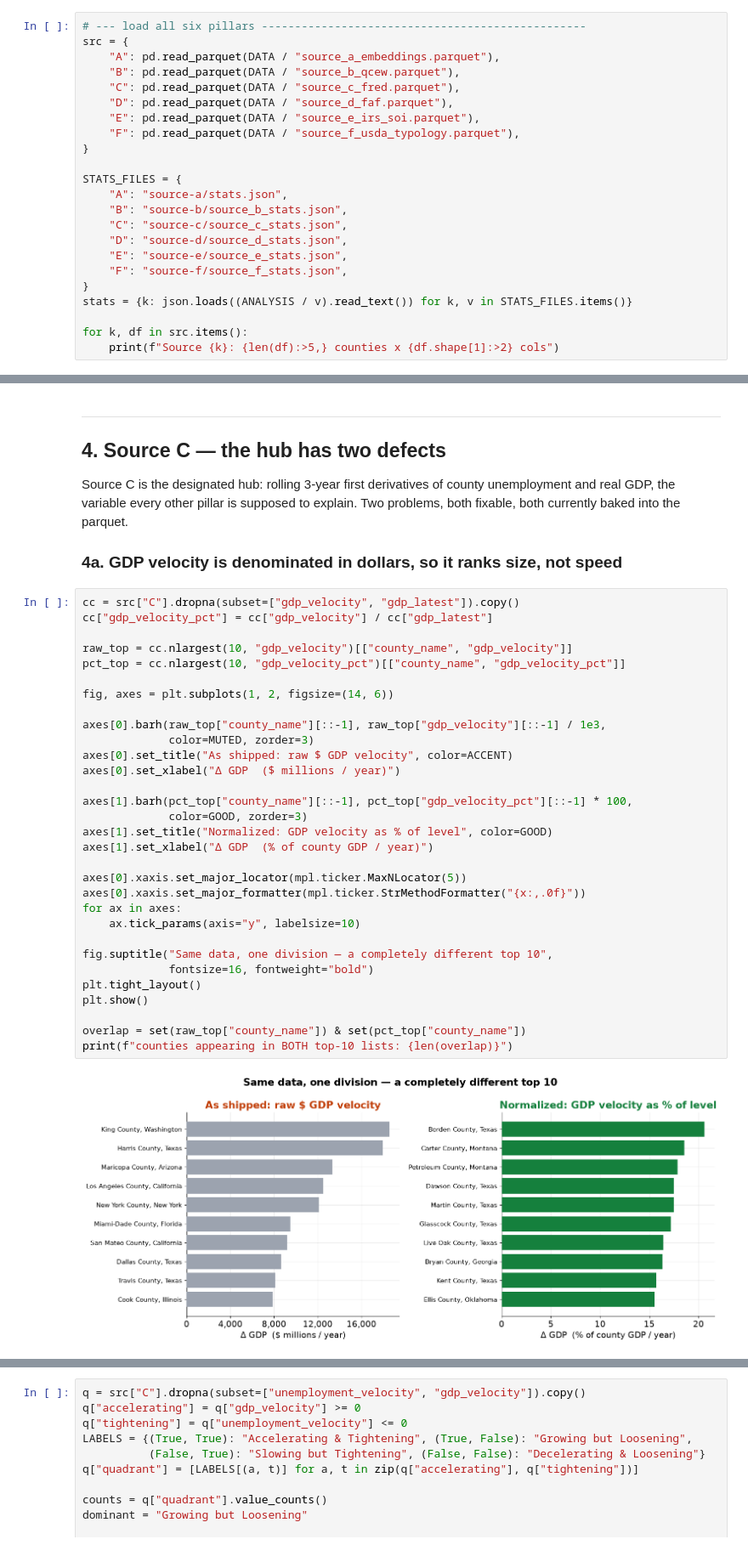
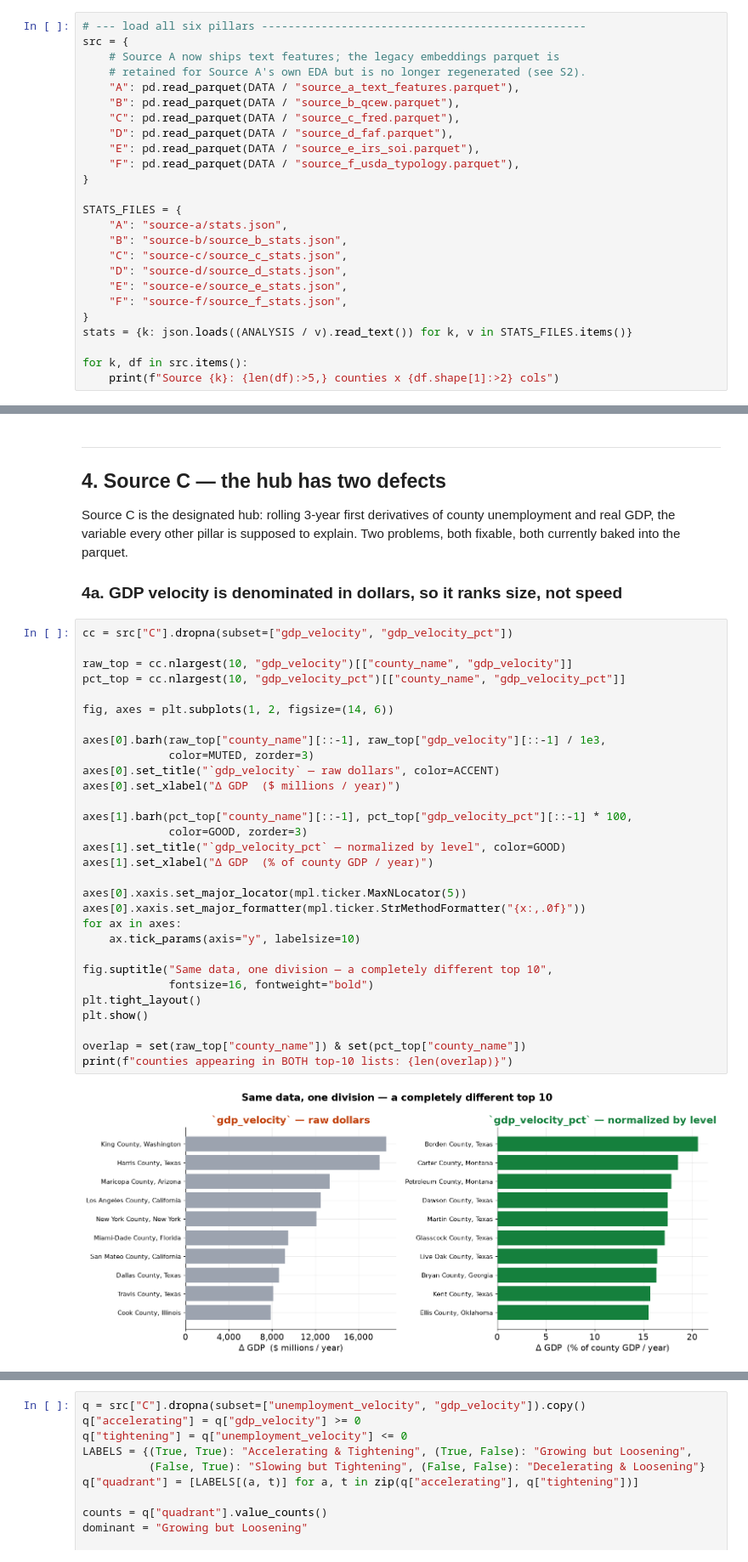
Before and after one commit to Max-Garcia-06/macro_embeddings, a Jupyter notebook: analysis-output/E_macro_key_findings.ipynb, the cells around one changed output, grey strips where cells are left out. Shown at 85% size. Saved outputs shown, nothing was run; the diff lists cells and outputs as text.

```diff
--- a/analysis-output/E_macro_key_findings.ipynb
+++ b/analysis-output/E_macro_key_findings.ipynb
@@ -39,7 +39,9 @@ GOOD = "#15803d"
 # %%
 # --- load all six pillars -------------------------------------------------
 src = {
-    "A": pd.read_parquet(DATA / "source_a_embeddings.parquet"),
+    # Source A now ships text features; the legacy embeddings parquet is
+    # retained for Source A's own EDA but is no longer regenerated (see S2).
+    "A": pd.read_parquet(DATA / "source_a_text_features.parquet"),
     "B": pd.read_parquet(DATA / "source_b_qcew.parquet"),
     "C": pd.read_parquet(DATA / "source_c_fred.parquet"),
     "D": pd.read_parquet(DATA / "source_d_faf.parquet"),
@@ -369,38 +377,37 @@ explain. Two problems, both fixable, both currently baked into the parquet.
 
 ### 4a. GDP velocity is denominated in dollars, so it ranks size, not speed
 # %%
-cc = src["C"].dropna(subset=["gdp_velocity", "gdp_latest"]).copy()
-cc["gdp_velocity_pct"] = cc["gdp_velocity"] / cc["gdp_latest"]
+cc = src["C"].dropna(subset=["gdp_velocity", "gdp_velocity_pct"])
 
 raw_top = cc.nlargest(10, "gdp_velocity")[["county_name", "gdp_velocity"]]
 pct_top = cc.nlargest(10, "gdp_velocity_pct")[["county_name", "gdp_velocity_pct"]]
 
 fig, axes = plt.subplots(1, 2, figsize=(14, 6))
 
 axes[0].barh(raw_top["county_name"][::-1], raw_top["gdp_velocity"][::-1] / 1e3,
              color=MUTED, zorder=3)
-axes[0].set_title("As shipped: raw $ GDP velocity", color=ACCENT)
+axes[0].set_title("`gdp_velocity` — raw dollars", color=ACCENT)
 axes[0].set_xlabel("Δ GDP  ($ millions / year)")
 
 axes[1].barh(pct_top["county_name"][::-1], pct_top["gdp_velocity_pct"][::-1] * 100,
              color=GOOD, zorder=3)
-axes[1].set_title("Normalized: GDP velocity as % of level", color=GOOD)
+axes[1].set_title("`gdp_velocity_pct` — normalized by level", color=GOOD)
 axes[1].set_xlabel("Δ GDP  (% of county GDP / year)")
 
 axes[0].xaxis.set_major_locator(mpl.ticker.MaxNLocator(5))
 axes[0].xaxis.set_major_formatter(mpl.ticker.StrMethodFormatter("{x:,.0f}"))
 for ax in axes:
     ax.tick_params(axis="y", labelsize=10)
 
 fig.suptitle("Same data, one division — a completely different top 10",
              fontsize=16, fontweight="bold")
 plt.tight_layout()
 plt.show()
 
 overlap = set(raw_top["county_name"]) & set(pct_top["county_name"])
 print(f"counties appearing in BOTH top-10 lists: {len(overlap)}")
 # %% [output]
-[figure, old version]
+[figure, new version]
 counties appearing in BOTH top-10 lists: 0
 # %% [markdown]
 The left list is a population ranking wearing a momentum costume — King,
```
Also changed, not shown: parts of 6 cells of this notebook.
